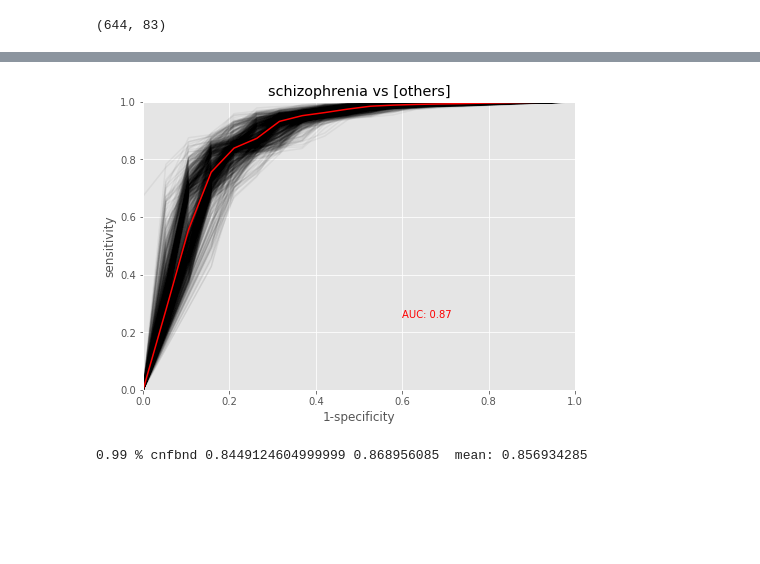
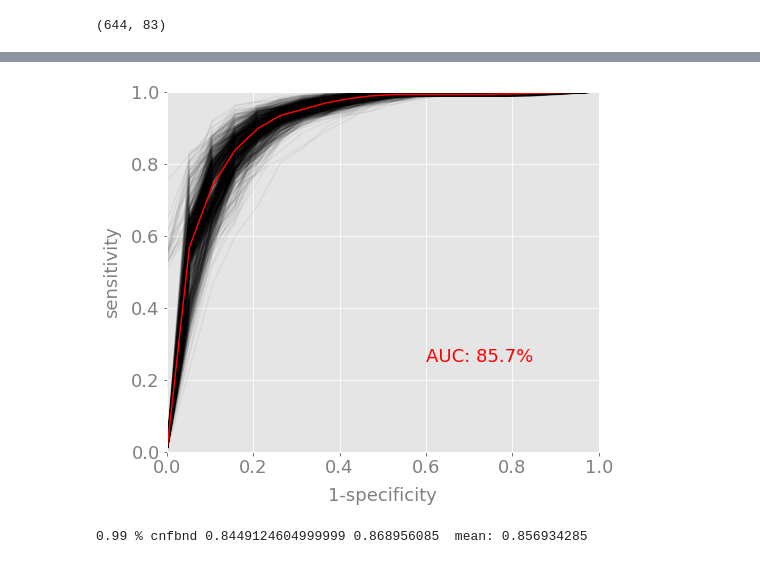
Before and after one commit to zeroknowledgediscovery/zcad, a Jupyter notebook: code/notebooks/psychosis-Copy3.ipynb, the cells around one changed output, grey strips where cells are left out. Cells and saved outputs as stored; diff of their text form; code cells hidden in the pictures; blank space fills up the shorter version.

```diff
--- a/code/notebooks/psychosis-Copy3.ipynb
+++ b/code/notebooks/psychosis-Copy3.ipynb
@@ -181,22 +191,33 @@ auc_.mean()
 # %%
 TPR=[]
+plt.figure(figsize=[6,5])
 for a in ROC.keys():
     #print(a)
     #break
     plt.plot(ROC[a]['fpr'],ROC[a]['tpr'],'-k',alpha=.05)
     TPR=np.append(TPR,ROC[a]['tpr'])
 TPR=TPR.reshape(int(len(TPR)/len(fpr_)),len(fpr_))
 plt.plot(fpr_,np.median(TPR,axis=0),'-r')
 metrics.auc(fpr_,np.median(TPR,axis=0))
-plt.gca().set_title('schizophrenia vs [others]')
-plt.text(.6,.25,'AUC: '+str(metrics.auc(fpr_,np.median(TPR,axis=0)))[:4],color='r')
+FS=18
+#plt.gca().set_title('schizophrenia vs others',fontsize=18,y=1.02)
+plt.text(.6,.25,'AUC: '+str(85.7)+'%',color='r',fontsize=FS)
+#plt.text(.6,.25,'AUC: '+str(metrics.auc(fpr_,np.median(TPR,axis=0)))[:5],color='r')
 #plt.text(.6,.31,'AUC: '+str(metrics.auc(fpr_,np.median(tprA,axis=0)))[:5],color='b')
 #plt.text(.6,.19,'AUC: '+str(metrics.auc(fpr_,np.median(tprB,axis=0)))[:5],color='g')
-plt.gca().set_xlabel('1-specificity')
-plt.gca().set_ylabel('sensitivity')
+FS=18
+plt.gca().set_ylabel('sensitivity',fontsize=FS,labelpad=10,color='.5')
+plt.gca().set_xlabel('1-specificity',fontsize=FS,labelpad=10,color='.5')
+plt.gca().tick_params(axis='x', labelsize=FS,labelcolor='.5' )
+plt.gca().tick_params(axis='y', labelsize=FS ,labelcolor='.5')
+
+
+
+
+
 saveFIG('sczVSall.pdf',AXIS=True)
 # %% [output]
-[figure, old version]
+[figure, new version]
 # %%
 # confidence bound calculations
 from scipy import interpolate
```
Also changed, not shown: parts of 3 cells of this notebook, 28 other files.
